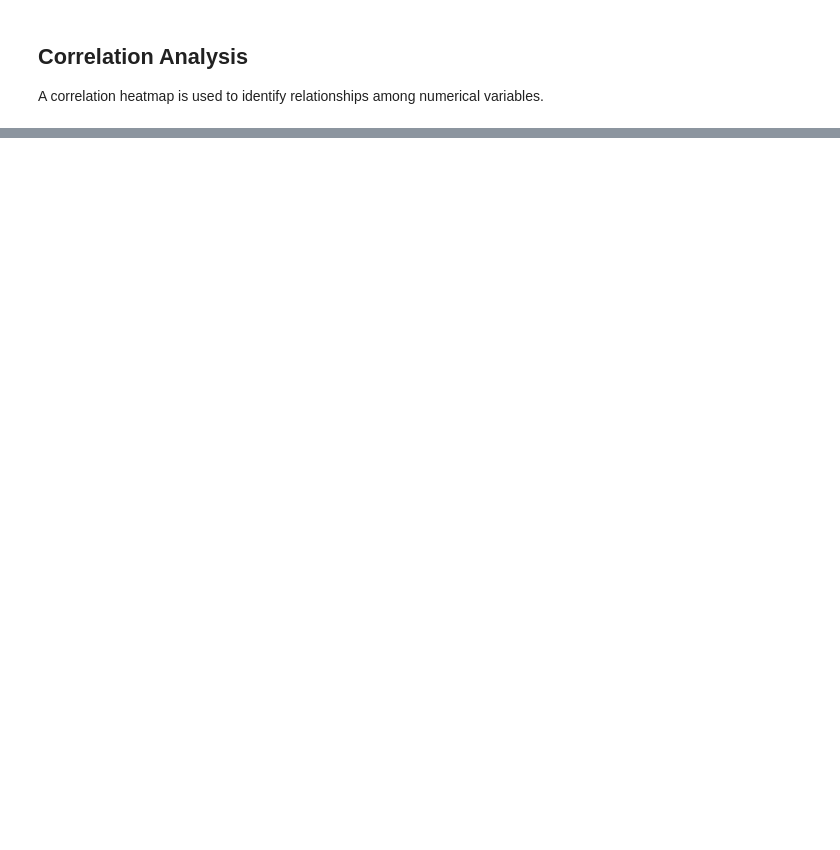
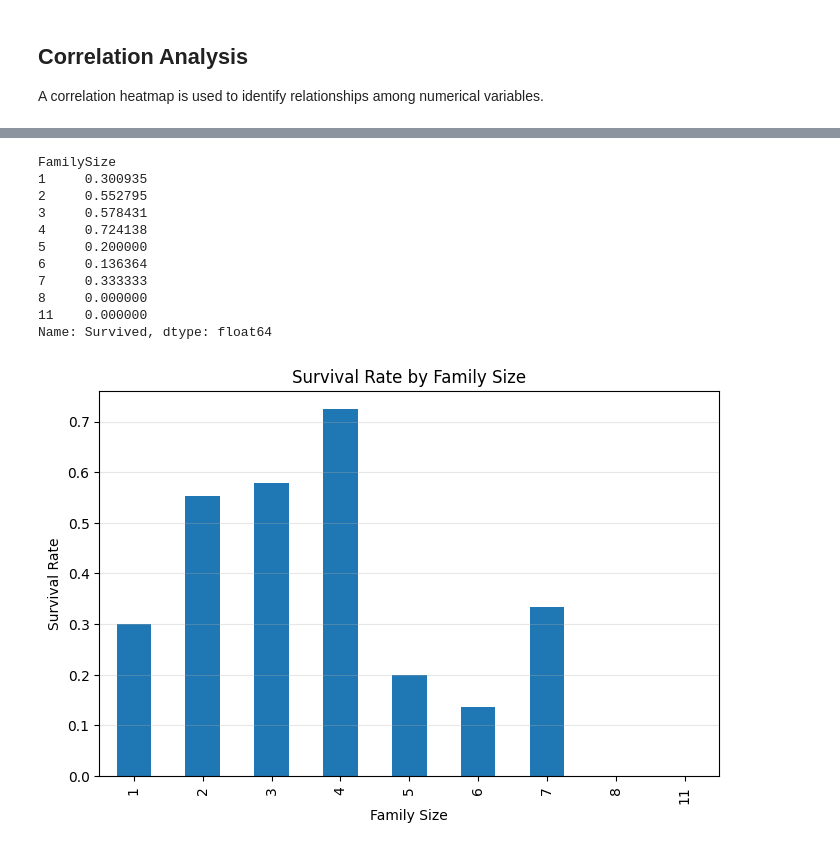
Before and after one commit to Sahil03344/Titanic_Dataset_Project, a Jupyter notebook: Titanic_Dataset.ipynb, the cells around one changed output, grey strips where cells are left out. Drawn from its saved outputs; the diff is of its cells as text; code cells hidden in the pictures; blank space fills up the shorter version.

```diff
--- a/Titanic_Dataset.ipynb
+++ b/Titanic_Dataset.ipynb
@@ -102,5 +100,10 @@ dtype: int64
 
 Missing values in the Age column are replaced using the mean value. Other columns are checked to ensure data consistency.
 # %%
+# Fill missing values in Age
 tit['Age'] = tit['Age'].fillna(tit['Age'].mean())
-tit['Cabin'] =tit['Cabin'].bfill()
+
+# Drop Cabin because it contains many missing values
+tit.drop(columns=['Cabin'], inplace=True)
+
+tit.head()
@@ -252,0 +268,6 @@ The heatmap highlights relationships among numerical features and helps identify
+# %%
+tit['FamilySize'] = tit['SibSp'] + tit['Parch'] + 1
+
+tit['IsAlone'] = (tit['FamilySize'] == 1).astype(int)
+
+tit[['FamilySize','IsAlone']].head()
@@ -252,0 +291,31 @@ The heatmap highlights relationships among numerical features and helps identify
+# %%
+# Survival rate by family size
+
+family_survival = tit.groupby("FamilySize")["Survived"].mean()
+
+print(family_survival)
+
+plt.figure(figsize=(8,5))
+
+family_survival.plot(kind="bar")
+
+plt.title("Survival Rate by Family Size")
+plt.xlabel("Family Size")
+plt.ylabel("Survival Rate")
+
+plt.grid(axis="y", alpha=0.3)
+
+plt.show()
+# %% [output]
+FamilySize
+1     0.300935
+2     0.552795
+3     0.578431
+4     0.724138
+5     0.200000
+6     0.136364
+7     0.333333
+8     0.000000
+11    0.000000
+Name: Survived, dtype: float64
+[figure, added]
```
Also changed, not shown: parts of 26 cells of this notebook.
